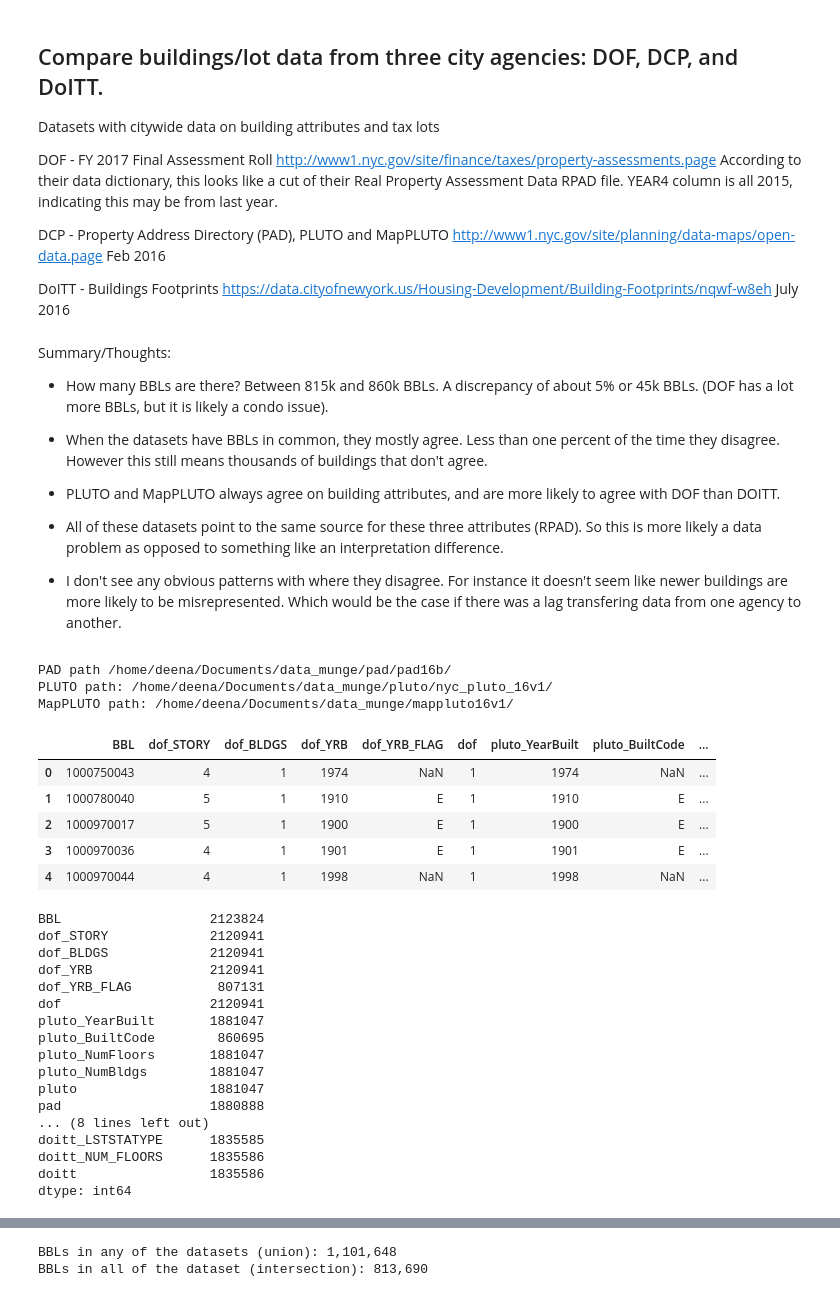
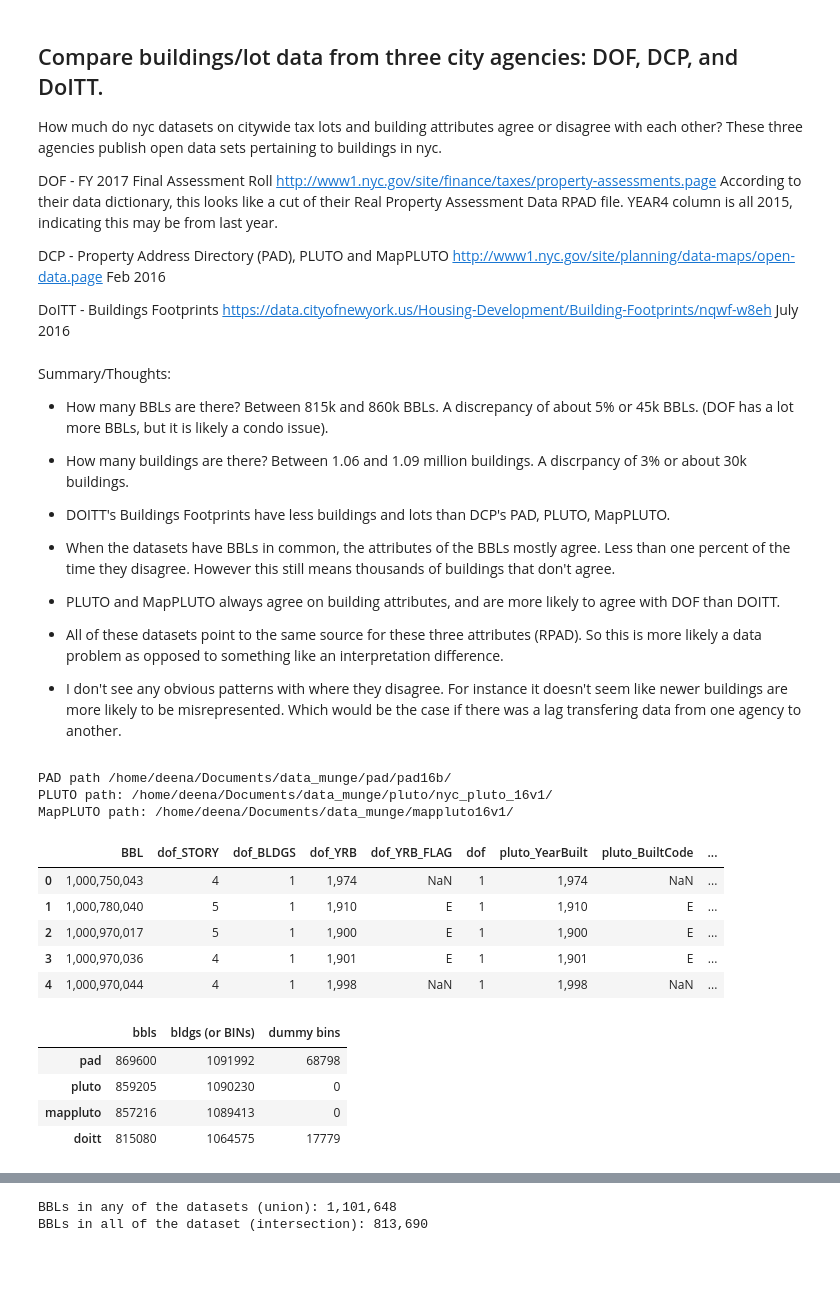
Before and after one commit to deenapatel/Buildings, a Jupyter notebook: CompareBuildingsData.ipynb, the cells around one changed output, grey strips where cells are left out. Drawn from its saved outputs; the diff is of its cells as text; code cells hidden in the pictures; blank space fills up the shorter version.

Commit message:
added in building counts

```diff
--- a/CompareBuildingsData.ipynb
+++ b/CompareBuildingsData.ipynb
@@ -1,7 +1,7 @@
 # %% [markdown]
 ## Compare buildings/lot data from three city agencies: DOF, DCP, and DoITT.
 
-Datasets with citywide data on building attributes and tax lots
+How much do nyc datasets on citywide tax lots and building attributes agree or disagree with each other? These three agencies publish open data sets pertaining to buildings in nyc.
 
 DOF - FY 2017 Final Assessment Roll
 http://www1.nyc.gov/site/finance/taxes/property-assessments.page
@@ -21,7 +21,11 @@ Summary/Thoughts:
 * How many BBLs are there? Between 815k and 860k BBLs. A discrepancy of about 5% or 45k BBLs.
 (DOF has a lot more BBLs, but it is likely a condo issue).
 
-* When the datasets have BBLs in common, they mostly agree. Less than one percent of the time they disagree. However this still means thousands of buildings that don't agree.
+* How many buildings are there? Between 1.06 and 1.09 million buildings. A discrpancy of 3% or about 30k buildings.
+
+* DOITT's Buildings Footprints have less buildings and lots than DCP's PAD, PLUTO, MapPLUTO.
+
+* When the datasets have BBLs in common, the attributes of the BBLs mostly agree. Less than one percent of the time they disagree. However this still means thousands of buildings that don't agree.
 
 * PLUTO and MapPLUTO always agree on building attributes, and are more likely to agree with DOF than DOITT.
 
@@ -31,7 +35,7 @@ Summary/Thoughts:
 # %%
 import pandas as pd
 pd.options.display.max_columns=200
-pd.options.display.float_format = '{:20.0f}'.format
+pd.options.display.float_format = '{:,.0f}'.format
 
 import matplotlib.pyplot as plt
 %matplotlib inline
@@ -54,6 +58,7 @@ dof['BBL'] = moda.combineBBL(dof,boro='BORO',block='BLOCK',lot='LOT')
 # DCP's PAD
 pad_adr,pad_bbl = moda.readPad(billbbl_flag=1) #flag replaces condo bbls with their billing bbl
 pad_bbl.rename(columns={'bbl':'BBL'},inplace=True)
+pad_adr.rename(columns={'bin':'BIN'},inplace=True)
 
 # DCP's PLUTO
 pluto = moda.readPluto()
@@ -69,56 +74,68 @@ dofs = dof[['BBL','STORY','BLDGS','YRB','YRB_FLAG']]
 dofs.rename(columns={col:'dof_'+col for col in dofs.columns[1:]},inplace=True)
 dofs['dof'] = 1
 
 pad = pad_bbl[['BBL']]
 pad['pad'] = 1
 
 plutos = pluto[['BBL','YearBuilt','BuiltCode','NumFloors','NumBldgs']]
 plutos.rename(columns={col:'pluto_'+col for col in plutos.columns[1:]},inplace=True)
 plutos['pluto'] = 1
 
 mapPlutos = mapPluto[['BBL','YearBuilt','BuiltCode','NumFloors','NumBldgs']]
 mapPlutos.rename(columns={col:'mappluto_'+col for col in mapPlutos.columns[1:]},inplace=True)
 mapPlutos['mappluto'] = 1
 
 doitts = doitt[['BBL','BIN','CNSTRCT_YR','BUILT_CODE','LSTSTATYPE','NUM_FLOORS']]
 doitts.rename(columns={col:'doitt_'+col for col in doitts.columns[1:]},inplace=True)
 doitts['doitt'] = 1
 
-#combine into one df
+#combine on BBL into one df
 comb = dofs.merge(plutos,how='outer',on='BBL')\
 .merge(pad,how='outer',on='BBL')\
 .merge(mapPlutos,how='outer',on='BBL')\
 .merge(doitts,how='outer',on='BBL')
 
 
 comb.head()
 # %% [output]
 PAD path /home/deena/Documents/data_munge/pad/pad16b/
 PLUTO path: /home/deena/Documents/data_munge/pluto/nyc_pluto_16v1/
 MapPLUTO path: /home/deena/Documents/data_munge/mappluto16v1/
 |  | BBL | dof_STORY | dof_BLDGS | dof_YRB | dof_YRB_FLAG | dof | pluto_YearBuilt | pluto_BuiltCode | ... |
-| 0 | 1000750043 | 4 | 1 | 1974 | NaN | 1 | 1974 | NaN | ... |
-| 1 | 1000780040 | 5 | 1 | 1910 | E | 1 | 1910 | E | ... |
-| 2 | 1000970017 | 5 | 1 | 1900 | E | 1 | 1900 | E | ... |
-| 3 | 1000970036 | 4 | 1 | 1901 | E | 1 | 1901 | E | ... |
-| 4 | 1000970044 | 4 | 1 | 1998 | NaN | 1 | 1998 | NaN | ... |
+| 0 | 1,000,750,043 | 4 | 1 | 1,974 | NaN | 1 | 1,974 | NaN | ... |
+| 1 | 1,000,780,040 | 5 | 1 | 1,910 | E | 1 | 1,910 | E | ... |
+| 2 | 1,000,970,017 | 5 | 1 | 1,900 | E | 1 | 1,900 | E | ... |
+| 3 | 1,000,970,036 | 4 | 1 | 1,901 | E | 1 | 1,901 | E | ... |
+| 4 | 1,000,970,044 | 4 | 1 | 1,998 | NaN | 1 | 1,998 | NaN | ... |
-# %%
-comb.count()
-# %% [output]
-BBL                   2123824
-dof_STORY             2120941
-dof_BLDGS             2120941
-dof_YRB               2120941
-dof_YRB_FLAG           807131
-dof                   2120941
-pluto_YearBuilt       1881047
-pluto_BuiltCode        860695
-pluto_NumFloors       1881047
-pluto_NumBldgs        1881047
-pluto                 1881047
-pad                   1880888
-... (8 lines left out)
-doitt_LSTSTATYPE      1835585
-doitt_NUM_FLOORS      1835586
-doitt                 1835586
-dtype: int64
+# %%
+# count numbers
+
+col=['pad','pluto','mappluto','doitt']
+
+bldgCount = pd.Series([pad_adr.drop_duplicates('BIN').shape[0],
+                      pluto.NumBldgs.sum(),
+                      mapPluto.NumBldgs.sum(),
+                      doitt.drop_duplicates('BIN').shape[0]],
+                     index = col)
+
+bblCount = pd.Series([pad_adr.drop_duplicates('bbl').shape[0],
+                      pluto.drop_duplicates('BBL').shape[0],
+                      mapPluto.drop_duplicates('BBL').shape[0],
+                      doitt.drop_duplicates('BBL').shape[0]],
+                     index = col)
+
+dummyBINs = pd.Series([pad_adr[pad_adr.BIN%10**6==0].shape[0],
+                       0,
+                       0,
+                       doitt[doitt.BIN%10**6==0].shape[0]],
+                     index = col)
+
+count = pd.DataFrame({'bldgs (or BINs)':bldgCount,'bbls':bblCount,'dummy bins':dummyBINs})
+
+count
+# %% [output]
+|  | bbls | bldgs (or BINs) | dummy bins |
+| pad | 869600 | 1091992 | 68798 |
+| pluto | 859205 | 1090230 | 0 |
+| mappluto | 857216 | 1089413 | 0 |
+| doitt | 815080 | 1064575 | 17779 |
```
Also changed, not shown: parts of 6 cells of this notebook.
